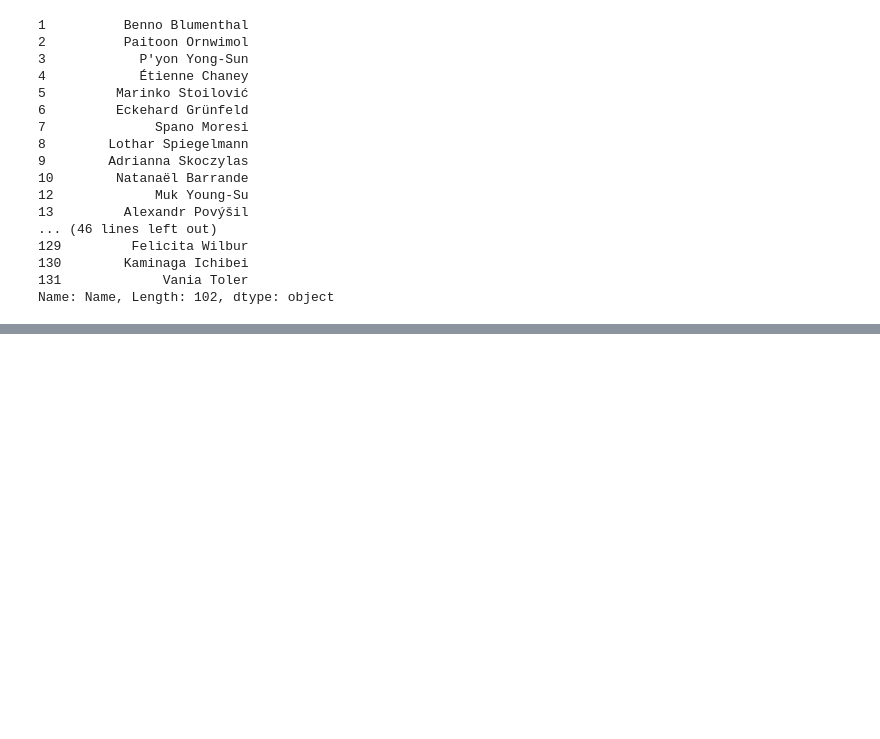
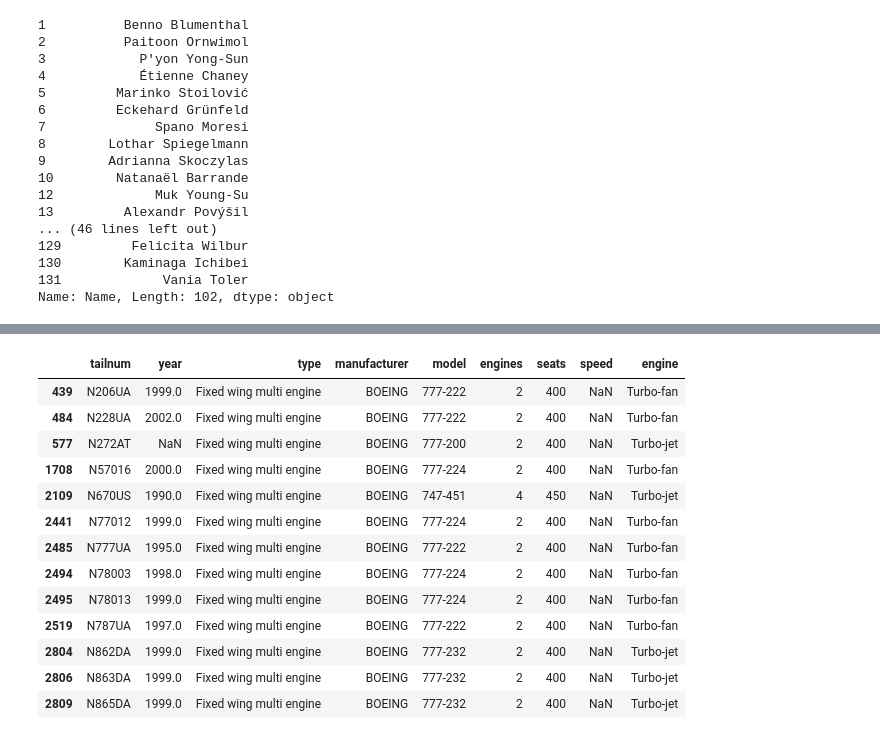
Before and after one commit to kiranp11/dsr, a Jupyter notebook: advanced_python/03_pandas.ipynb, the cells around one changed output, grey strips where cells are left out. Drawn from its saved outputs; the diff is of its cells as text; code cells hidden in the pictures; blank space fills up the shorter version.

```diff
--- a/advanced_python/03_pandas.ipynb
+++ b/advanced_python/03_pandas.ipynb
@@ -761,0 +1688,22 @@ Name: Name, Length: 102, dtype: object
+# %%
+pd.read_sql_query("""
+SELECT * FROM planes
+WHERE manufacturer IN ("BOEING", "AIRBUS", "EMBRAER") AND seats>390
+""", conn)
+
+planes.query("manufacturer in ['BOEING', 'AIRBUS', 'EMBRAER'] and seats >390")
+# %% [output]
+|  | tailnum | year | type | manufacturer | model | engines | seats | speed | engine |
+| 439 | N206UA | 1999.0 | Fixed wing multi engine | BOEING | 777-222 | 2 | 400 | NaN | Turbo-fan |
+| 484 | N228UA | 2002.0 | Fixed wing multi engine | BOEING | 777-222 | 2 | 400 | NaN | Turbo-fan |
+| 577 | N272AT | NaN | Fixed wing multi engine | BOEING | 777-200 | 2 | 400 | NaN | Turbo-jet |
+| 1708 | N57016 | 2000.0 | Fixed wing multi engine | BOEING | 777-224 | 2 | 400 | NaN | Turbo-fan |
+| 2109 | N670US | 1990.0 | Fixed wing multi engine | BOEING | 747-451 | 4 | 450 | NaN | Turbo-jet |
+| 2441 | N77012 | 1999.0 | Fixed wing multi engine | BOEING | 777-224 | 2 | 400 | NaN | Turbo-fan |
+| 2485 | N777UA | 1995.0 | Fixed wing multi engine | BOEING | 777-222 | 2 | 400 | NaN | Turbo-fan |
+| 2494 | N78003 | 1998.0 | Fixed wing multi engine | BOEING | 777-224 | 2 | 400 | NaN | Turbo-fan |
+| 2495 | N78013 | 1999.0 | Fixed wing multi engine | BOEING | 777-224 | 2 | 400 | NaN | Turbo-fan |
+| 2519 | N787UA | 1997.0 | Fixed wing multi engine | BOEING | 777-222 | 2 | 400 | NaN | Turbo-fan |
+| 2804 | N862DA | 1999.0 | Fixed wing multi engine | BOEING | 777-232 | 2 | 400 | NaN | Turbo-jet |
+| 2806 | N863DA | 1999.0 | Fixed wing multi engine | BOEING | 777-232 | 2 | 400 | NaN | Turbo-jet |
+| 2809 | N865DA | 1999.0 | Fixed wing multi engine | BOEING | 777-232 | 2 | 400 | NaN | Turbo-jet |
```
Also changed, not shown: parts of 105 cells of this notebook.
